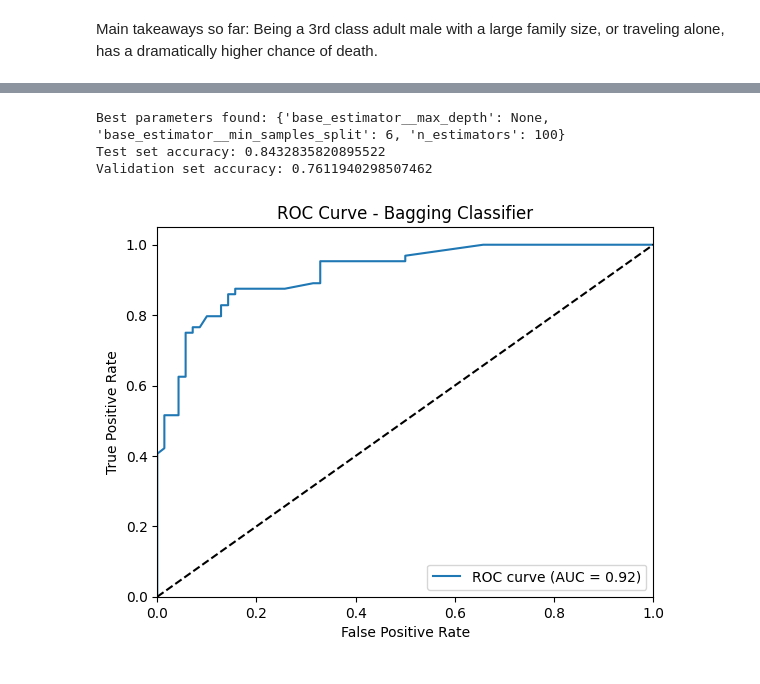
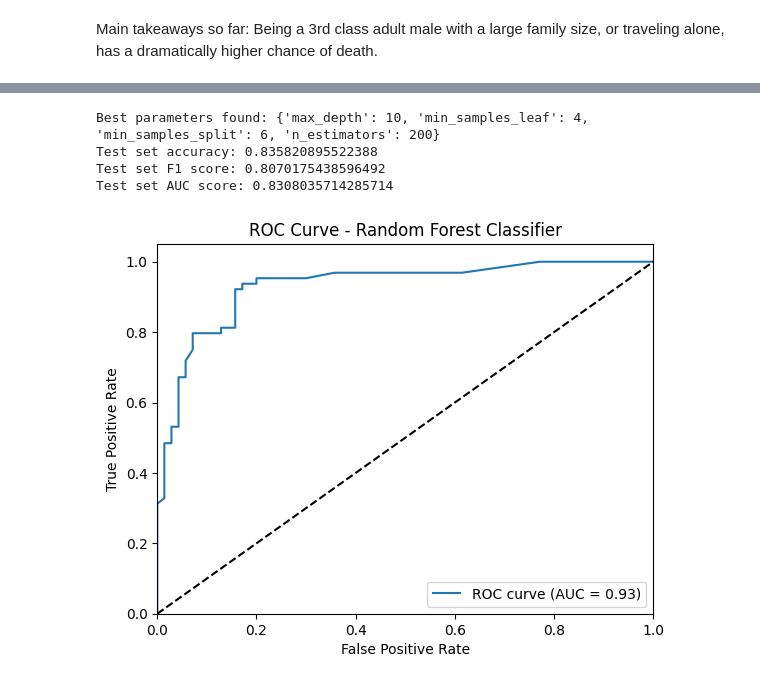
Before and after one commit to mredshaw/AI_BUS, a Jupyter notebook: AI_BUS A2.ipynb, the cells around one changed output, grey strips where cells are left out. Drawn from its saved outputs; the diff is of its cells as text; code cells hidden in the pictures.

```diff
--- a/AI_BUS A2.ipynb
+++ b/AI_BUS A2.ipynb
@@ -546,6 +571,6 @@ Index(['Survived', 'Pclass', 'Sex', 'Age', 'SibSp', 'Parch', 'Fare',
       dtype='object')
 # %%
-cat_columns = ['Pclass', 'Sex_Code', 'Embarked_Code', 'Child', 'Elder', 'Age_Bin', 'Alone', 'Big_Fam', 'Title_Code', 'Fare_Bin']
+cat_columns = ['Pclass', 'Sex_Code', 'Embarked_Code', 'Child', 'Elder', 'Age_Bin', 'Alone', 'Big_Fam', 'Title_Code', 'Fare_Bin', 'Survival_Level']
 num_columns = ['Parch']
 target = 'Survived'
 # %%
@@ -564,24 +587,24 @@ X_train_transformed = preprocessor.fit_transform(X_train_temp)
 X_test_transformed = preprocessor.transform(X_test)
 X_valid_transformed = preprocessor.transform(X_valid)
 # %%
-param_grid = {
-    'C': [0.1, 1, 10, 100],
-    'max_iter': [5000, 10000]
-}
+param_grid = {'C': [0.1, 1, 10, 100], 'max_iter': [5000, 10000], 'dual': [False, True]}
 
 grid_search = GridSearchCV(LinearSVC(), param_grid, cv=5, scoring='accuracy')
 grid_search.fit(X_train_transformed, y_train_temp)
-
-
 best_params = grid_search.best_params_
 print("Best parameters found:", best_params)
 
-best_model = grid_search.best_estimator_
+best_linear_model = grid_search.best_estimator_
 
 
-linear_predict_test = best_model.predict(X_test_transformed)
-print("Test set accuracy:", metrics.accuracy_score(y_test, linear_predict_test))
+linear_predict_test = best_linear_model.predict(X_test_transformed)
+print("Test set accuracy:",metrics.accuracy_score(y_test, linear_predict_test))
+print("Test set F1 score:",f1_score(y_test, linear_predict_test))
+print("Test set AUC score:",roc_auc_score(y_test, linear_predict_test))
 
-linear_predict_valid = best_model.predict(X_valid_transformed)
-print("Validation set accuracy:", metrics.accuracy_score(y_valid, linear_predict_valid))
+
+linear_predict_valid = best_linear_model.predict(X_valid_transformed)
+linear_accuracy_score_valid =  metrics.accuracy_score(y_valid, linear_predict_valid)
+linear_f1_score_valid = f1_score(y_valid, linear_predict_valid)
+linear_auc_score_valid = roc_auc_score(y_valid, linear_predict_valid)
 # %% [output]
@@ -591,10 +614,0 @@ Validation set accuracy: 0.7985074626865671
-# %%
-dt_model = DecisionTreeClassifier()
-dt_model.fit(X_train_transformed, y_train_temp)  # Ensure to use the transformed training data
-feature_importance = dt_model.feature_importances_
-feature_names = X_train_temp.columns
-
-feature_importance_with_names = dict(zip(feature_names, feature_importance))
-sorted_features = sorted(feature_importance_with_names.items(), key=lambda x: x[1], reverse=True)
-df_feature_importance = pd.DataFrame(sorted_features, columns=['Feature', 'Importance'])
-print(df_feature_importance)
@@ -614,44 +615,46 @@ print(df_feature_importance)
 # %%
 param_grid = {
     'n_estimators': [50, 100, 200],
-    'base_estimator__max_depth': [1, 3, 5, None],
-    'base_estimator__min_samples_split': [2, 4, 6]
+    'max_depth': [None, 10, 20, 30],
+    'min_samples_split': [2, 4, 6],
+    'min_samples_leaf': [1, 2, 4]
 }
 
-bag_model = BaggingClassifier(estimator=DecisionTreeClassifier())
-grid_search = GridSearchCV(bag_model, param_grid, cv=5, scoring='accuracy')
+grid_search = GridSearchCV(RandomForestClassifier(), param_grid, cv=5, scoring='accuracy', n_jobs=-1)
 grid_search.fit(X_train_transformed, y_train_temp)
 
 best_params = grid_search.best_params_
 print("Best parameters found:", best_params)
 
-best_bag_model = grid_search.best_estimator_
+best_rf_model = grid_search.best_estimator_
+rf_predict_test = best_rf_model.predict(X_test_transformed)
+print("Test set accuracy:",metrics.accuracy_score(y_test, rf_predict_test))
+print("Test set F1 score:", f1_score(y_test, rf_predict_test))
+print("Test set AUC score:",roc_auc_score(y_test, rf_predict_test))
 
-# Predict and evaluate on test set
-bag_pred_test = best_bag_model.predict(X_test_transformed)
-print("Test set accuracy:", metrics.accuracy_score(y_test, bag_pred_test))
 
-# Predict and evaluate on validation set
-bag_pred_valid = best_bag_model.predict(X_valid_transformed)
-print("Validation set accuracy:", metrics.accuracy_score(y_valid, bag_pred_valid))
+rf_predict_valid = best_rf_model.predict(X_valid_transformed)
+rf_accuracy_score_valid =  metrics.accuracy_score(y_valid, rf_predict_valid)
+rf_f1_score_valid = f1_score(y_valid, rf_predict_valid)
+rf_auc_score_valid = roc_auc_score(y_valid, rf_predict_valid)
 # %% [output]
-Best parameters found: {'base_estimator__max_depth': None, 'base_estimator__min_samples_split': 6, 'n_estimators': 100}
-Test set accuracy: 0.8432835820895522
-Validation set accuracy: 0.7611940298507462
+Best parameters found: {'max_depth': 10, 'min_samples_leaf': 4, 'min_samples_split': 6, 'n_estimators': 200}
+Test set accuracy: 0.835820895522388
+Test set F1 score: 0.8070175438596492
+Test set AUC score: 0.8308035714285714
 # %%
-# ROC Curve and AUC for test set
-bag_predict_proba_test = best_bag_model.predict_proba(X_test_transformed)[:, 1]
-fpr, tpr, thresholds = metrics.roc_curve(y_test, bag_predict_proba_test)
-bag_auc_score = auc(fpr, tpr)
+rf_predict_proba_test = best_rf_model.predict_proba(X_test_transformed)[:, 1]
+fpr, tpr, thresholds = metrics.roc_curve(y_test, rf_predict_proba_test)
+rf_auc_score = auc(fpr, tpr)
 
-plt.plot(fpr, tpr, label='ROC curve (AUC = %0.2f)' % bag_auc_score)
+plt.plot(fpr, tpr, label='ROC curve (AUC = %0.2f)' % rf_auc_score)
 plt.plot([0, 1], [0, 1], 'k--')  # Plot the diagonal line
 plt.xlim([0.0, 1.0])
 plt.ylim([0.0, 1.05])
 plt.xlabel('False Positive Rate')
 plt.ylabel('True Positive Rate')
-plt.title('ROC Curve - Bagging Classifier')
+plt.title('ROC Curve - Random Forest Classifier')
 plt.legend(loc="lower right")
 plt.show()
 # %% [output]
-[figure, old version]
+[figure, new version]
```
Also changed, not shown: parts of 50 cells of this notebook.
